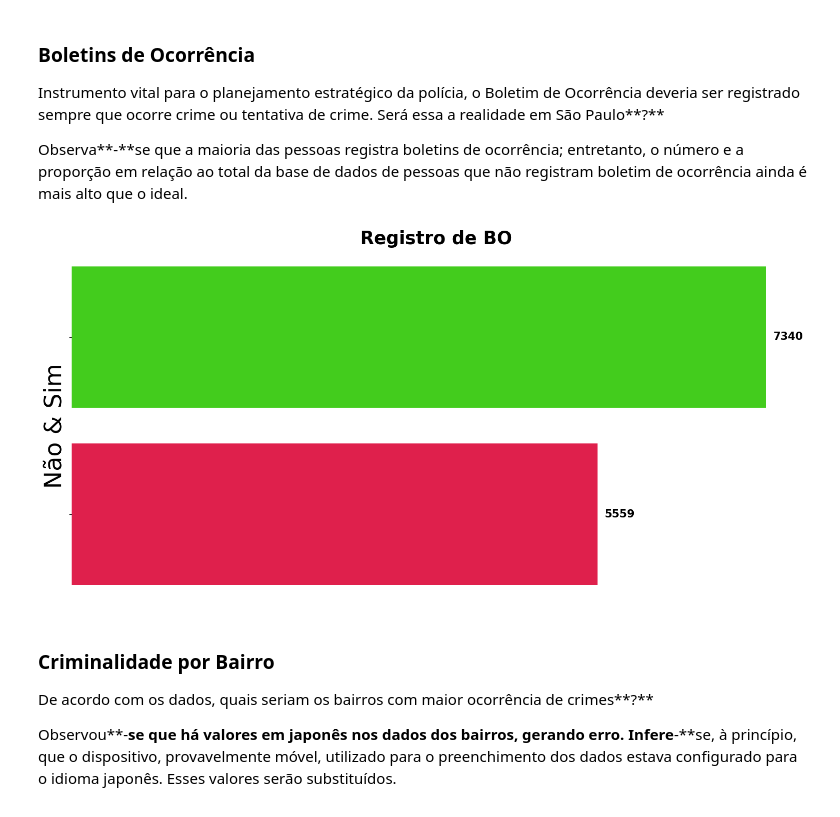
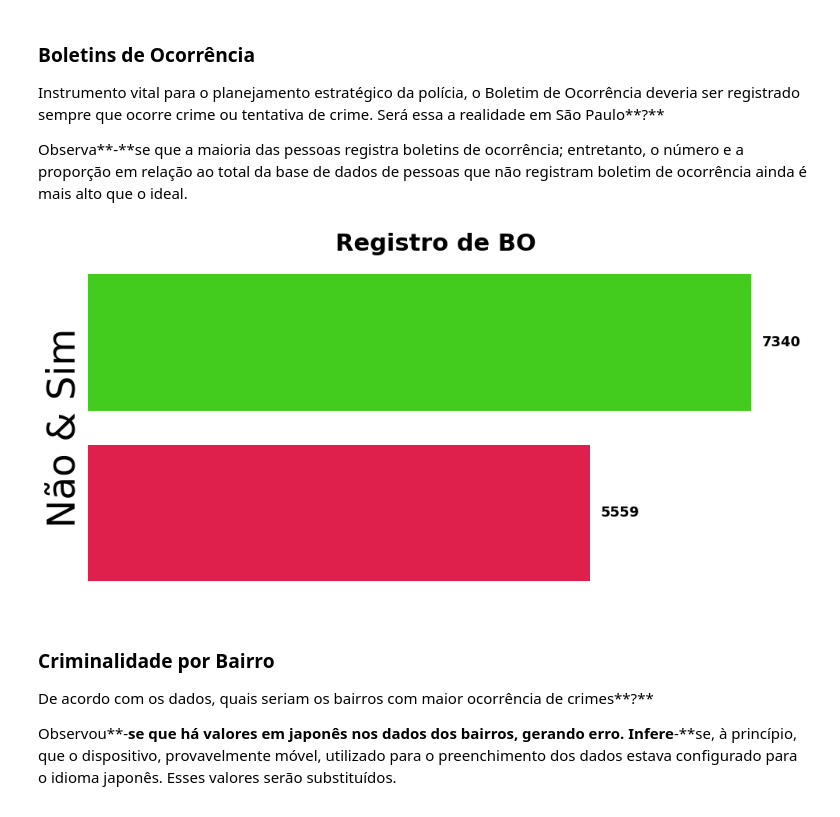
Before and after one commit to kauefs/CriminalidadeSP, a Jupyter notebook: notebooks/CriminalidadeSP.ipynb, the cells around one changed output. Drawn from its saved outputs; the diff is of its cells as text; code cells hidden in the pictures.

```diff
--- a/notebooks/CriminalidadeSP.ipynb
+++ b/notebooks/CriminalidadeSP.ipynb
@@ -47,14 +47,14 @@ import pandas            as pd
 import matplotlib.pyplot as plt
 import seaborn           as sns
 # Plotting Style:
-plt.rcParams['figure.figsize'    ] = [15.00, 7.50]
+plt.rcParams['figure.figsize'    ] = [10, 5]
 plt.rcParams['figure.autolayout'] = True
 sns.set_style()
 # DataFrame Display Configuration:
 pd.set_option('display.max.columns', None)
 # DataSet:
 df       = pd.read_csv('https://www.dropbox.com/s/ghgb8xggbhgyuk3/dataset-limpo.csv?dl=1', parse_dates=['time'])
-# Transforming 'time' into DateTime and Setting it as Index:
+# Transforming 'time' into DateTime & Setting it as Index:
 df.index = pd.to_datetime(df.time, infer_datetime_format=True)
 # Sorting Index Chronologically:
 df.sort_index(inplace=True)
@@ -488,28 +489,29 @@ Instrumento vital para o planejamento estratégico da polícia, o Boletim de Oco
 Observa**-**se que a maioria das pessoas registra boletins de ocorrência; entretanto, o número e a proporção em relação ao total da base de dados de pessoas que não registram boletim de ocorrência ainda é mais alto que o ideal.
 # %%
 # BO Report:
-fig, ax = plt.subplots(figsize=[15,7.5])
+fig, ax = plt.subplots(figsize=(10,5))
 sns.countplot(y='BO', data=df1, ax=ax, palette='prism', saturation=.75,
-              order=df1.BO.value_counts(ascending=False).index)
-ax.set_title('Registro de BO', fontsize=25, fontweight='bold')
+                     order=df1.BO.value_counts(ascending=False).index)
+ax.set_title('Registro de BO', fontsize=22, fontweight='bold')
 ax.spines['left'].set_visible(  False)
 ax.spines['right'].set_visible( False)
 ax.spines['top'].set_visible(   False)
 ax.spines['bottom'].set_visible(False)
-plt.gca().axes.get_yaxis().set_visible(True)
+plt.gca().axes.get_yaxis().set_visible(True )
 plt.gca().axes.get_xaxis().set_visible(False)
-plt.tick_params(axis=      'both',
+plt.tick_params(axis =     'both',
                 which=     'both',
+                left =      False,
                 labelleft  =False)
 values= df1.BO.value_counts(ascending=False).values
-ax.bar_label(container=ax.containers[0],  labels=values,
-              fontsize=15,  padding=10 ,     fontweight='bold')
+ax.bar_label(container=ax.containers[0],     labels=values,
+              fontsize=13,  padding=10 , fontweight='bold')
 ax.set(ylabel='ylabels')
-plt.ylabel('Não & Sim', fontsize=33, fontweight='regular')
+plt.ylabel('Não & Sim',    fontsize=35 , fontweight='regular')
 plt.tight_layout()
 plt.show()
 # %% [output]
-[figure, old version]
+[figure, new version]
 # %% [markdown]
 ### Criminalidade por Bairro
 
```
Also changed, not shown: parts of 7 cells of this notebook.
